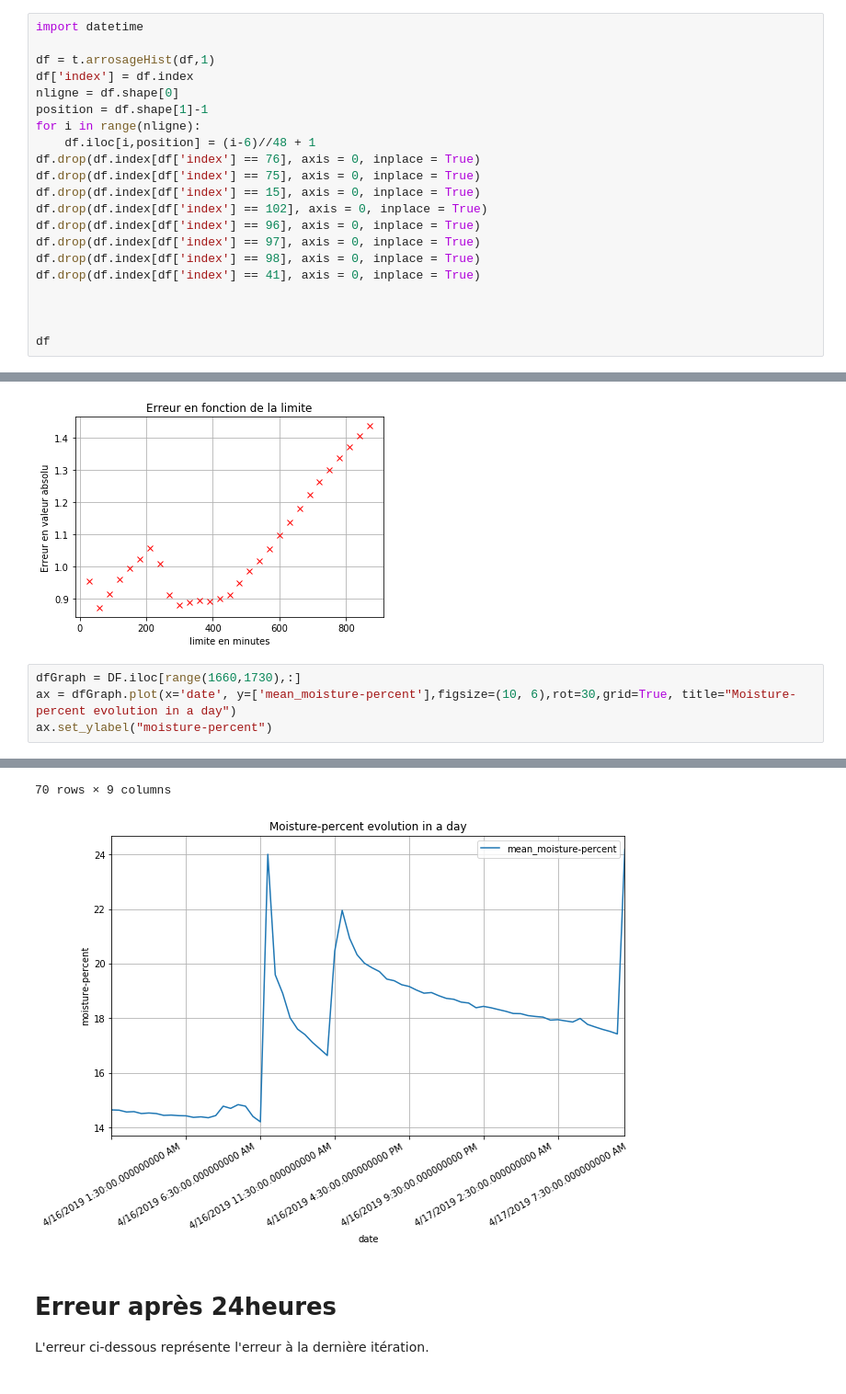
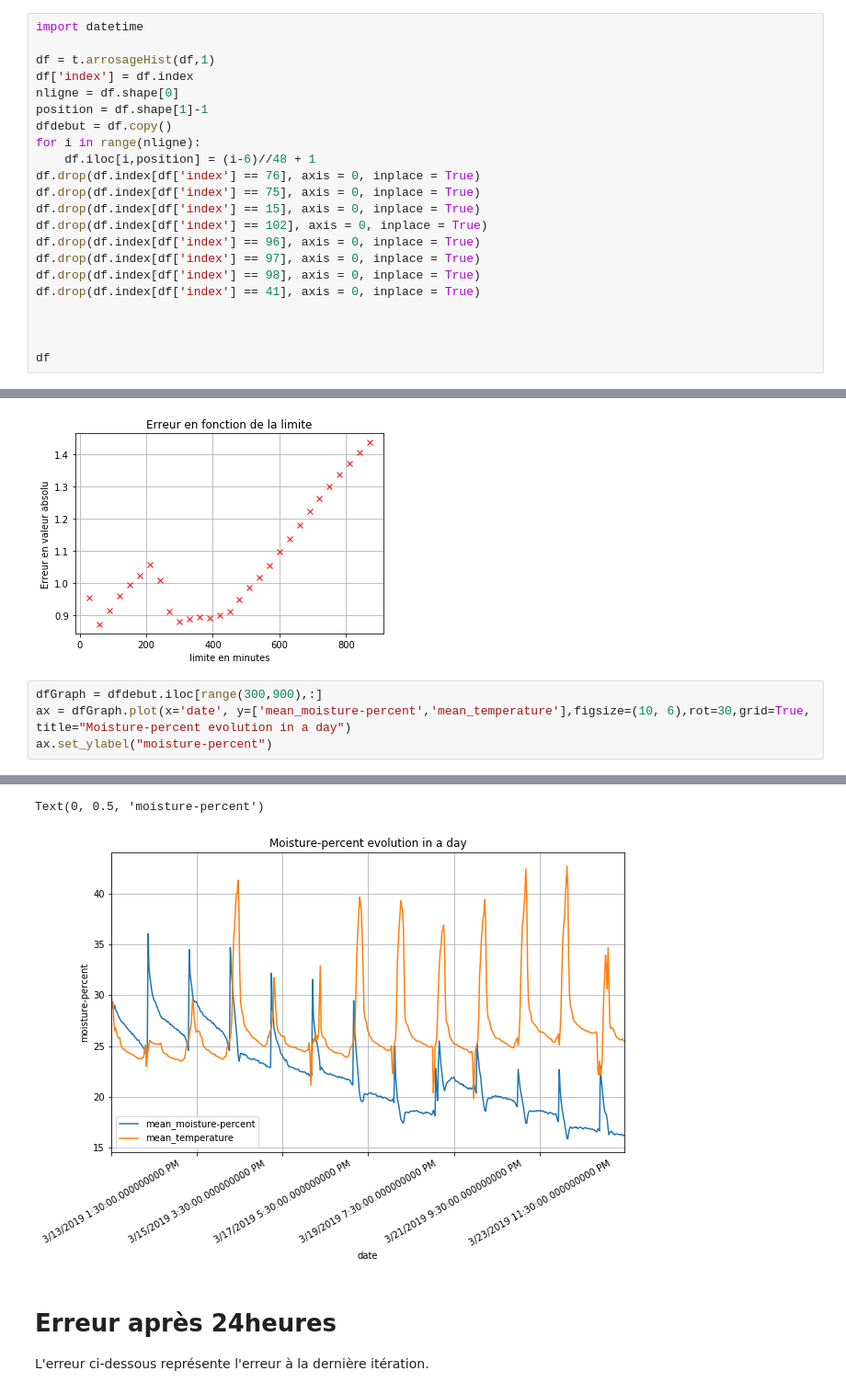
Before and after one commit to cui-unige/BSc-sensor-machine-learning, a Jupyter notebook: MLDemeter.ipynb, the cells around one changed output, grey strips where cells are left out. Shown: that part at 92% size. Cells and saved outputs as stored; diff of their text form.

```diff
--- a/MLDemeter.ipynb
+++ b/MLDemeter.ipynb
@@ -55,6 +55,7 @@ df = t.arrosageHist(df,1)
 df['index'] = df.index
 nligne = df.shape[0]
 position = df.shape[1]-1
+dfdebut = df.copy()
 for i in range(nligne):
     df.iloc[i,position] = (i-6)//48 + 1
 df.drop(df.index[df['index'] == 76], axis = 0, inplace = True)
@@ -703,7 +682,7 @@ plt.show()
 # %% [output]
 [figure]
 # %%
-dfGraph = DF.iloc[range(1660,1730),:]
-ax = dfGraph.plot(x='date', y=['mean_moisture-percent'],figsize=(10, 6),rot=30,grid=True, title="Moisture-percent evolution in a day")
+dfGraph = dfdebut.iloc[range(300,900),:]
+ax = dfGraph.plot(x='date', y=['mean_moisture-percent','mean_temperature'],figsize=(10, 6),rot=30,grid=True, title="Moisture-percent evolution in a day")
 ax.set_ylabel("moisture-percent")
 # %% [output]
@@ -727,5 +689,5 @@ ax.set_ylabel("moisture-percent")
-70 rows × 9 columns
+Text(0, 0.5, 'moisture-percent')
-[figure, old version]
+[figure, new version]
 # %% [markdown]
 # Erreur après 24heures
 
```
Also changed, not shown: parts of 19 cells of this notebook, 1 other file.
